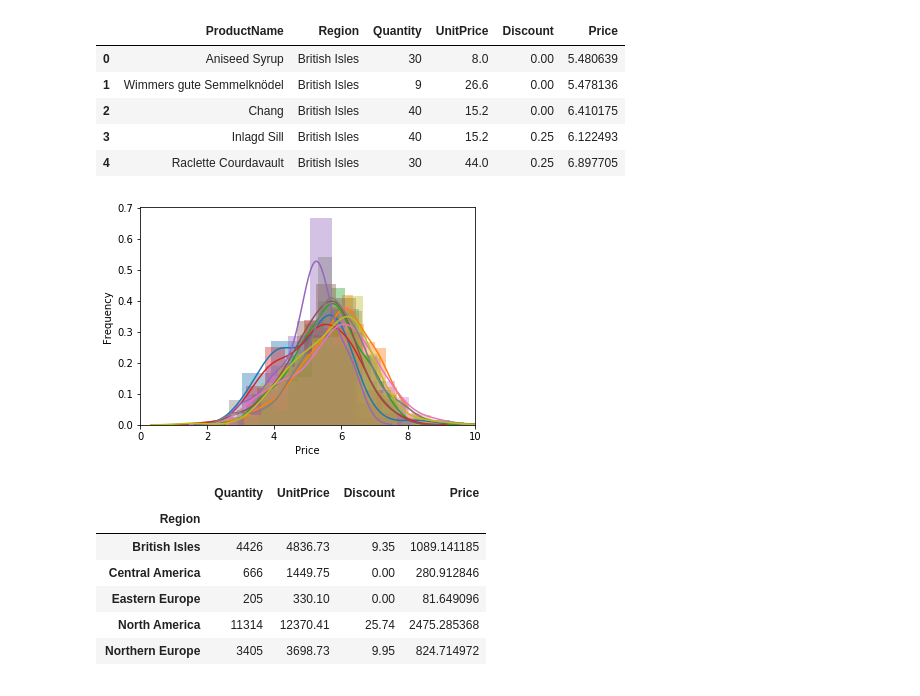
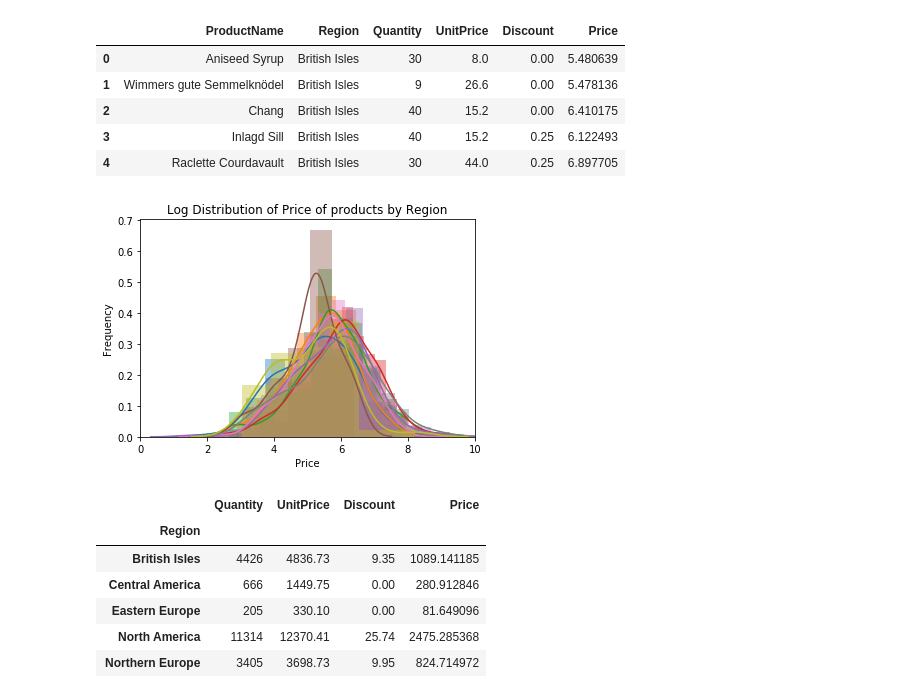
Before and after one commit to gabertooth/dsc-2-final-project-online-ds-pt-021119, a Jupyter notebook: Mod 2 Project Northwind Database Hypothesis Testing.ipynb, the cells around one changed output. Saved outputs shown, nothing was run; the diff lists cells and outputs as text; code cells hidden in the pictures.

```diff
--- a/Mod 2 Project Northwind Database Hypothesis Testing.ipynb
+++ b/Mod 2 Project Northwind Database Hypothesis Testing.ipynb
@@ -453,11 +484,12 @@ df_price_region.head()
 # %%
 for region in set(df_price_region['Region']):
     region_group = df_price_region.loc[df_price_region['Region'] == region]
     sns.distplot(region_group['Price'])
+    plt.title('Log Distribution of Price of products by Region')
     plt.xlim(0,10)
     plt.ylabel('Frequency')
 # %% [output]
-[figure, old version]
+[figure, new version]
 # %%
 df_price_region.groupby('Region').sum()
 # %% [output]
```
Also changed, not shown: parts of 18 cells of this notebook, 1 other file.
